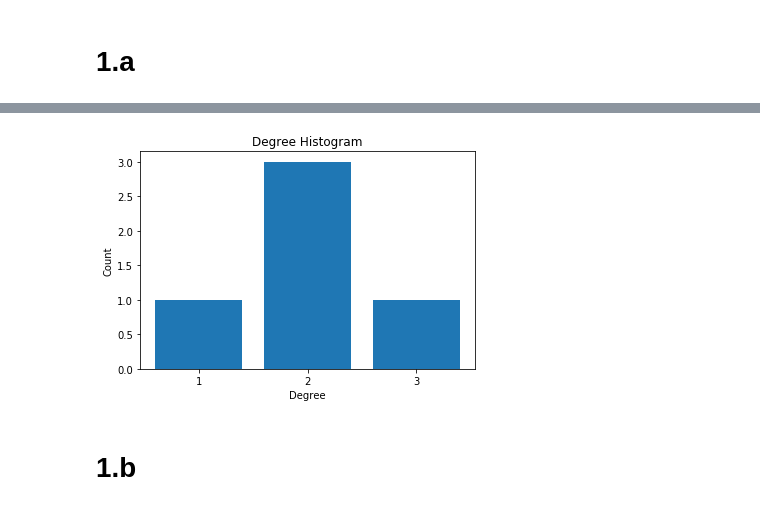
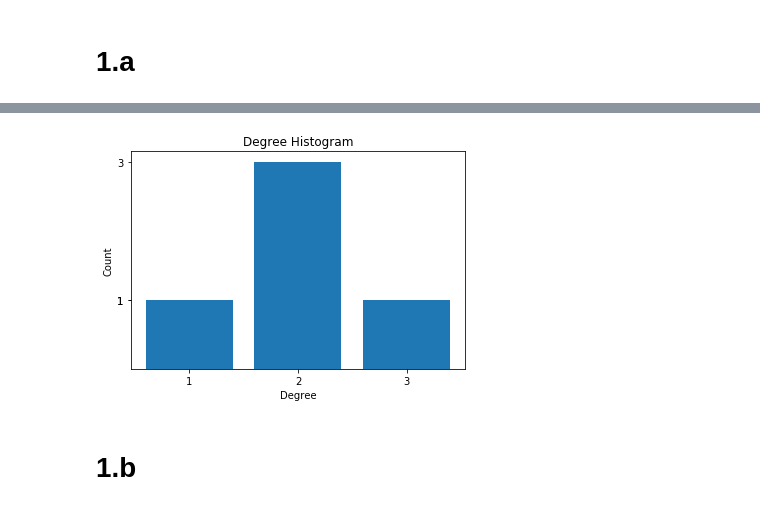
Before and after one commit to Teaksters/EpidemicsNetwork, a Jupyter notebook: Lab7.ipynb, the cells around one changed output, grey strips where cells are left out. Drawn from its saved outputs; the diff is of its cells as text; code cells hidden in the pictures.

```diff
--- a/Lab7.ipynb
+++ b/Lab7.ipynb
@@ -37,20 +39,21 @@ plt.show()
 # %%
 # Degree histogram
 degree_sequence = sorted([d for n, d in G.degree()], reverse=True)
 
 degreeCount = collections.Counter(degree_sequence)
 deg, cnt = zip(*degreeCount.items())
 
 fig, ax = plt.subplots()
 plt.bar(deg, cnt)
 
 plt.title("Degree Histogram")
 plt.ylabel("Count")
 plt.xlabel("Degree")
 ax.set_xticks([d for d in deg])
+ax.set_yticks([c for c in cnt])
 plt.show()
 # %% [output]
-[figure, old version]
+[figure, new version]
 # %% [markdown]
 # 1.b
 # %%
```
Also changed, not shown: parts of 12 cells of this notebook.
